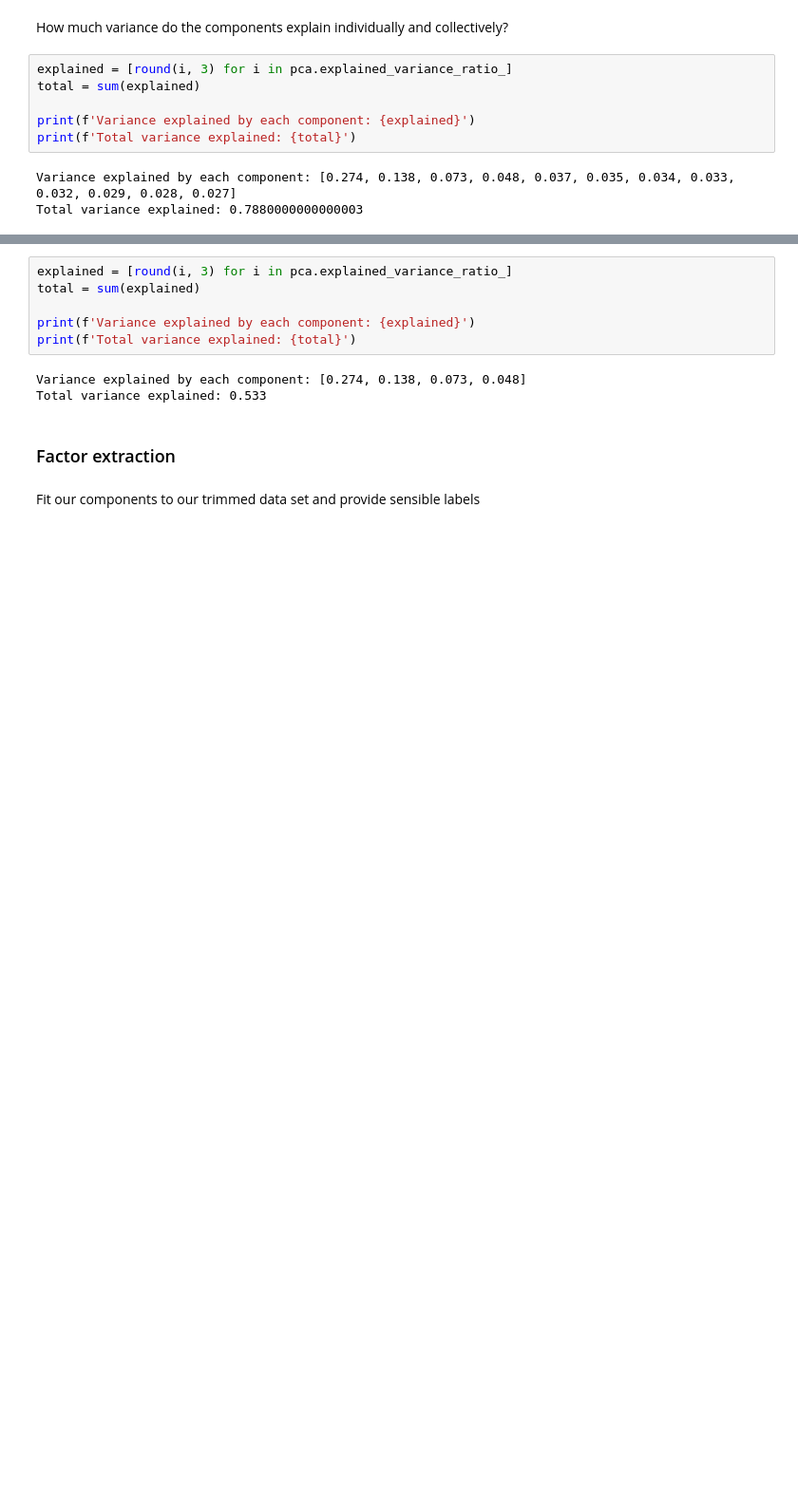
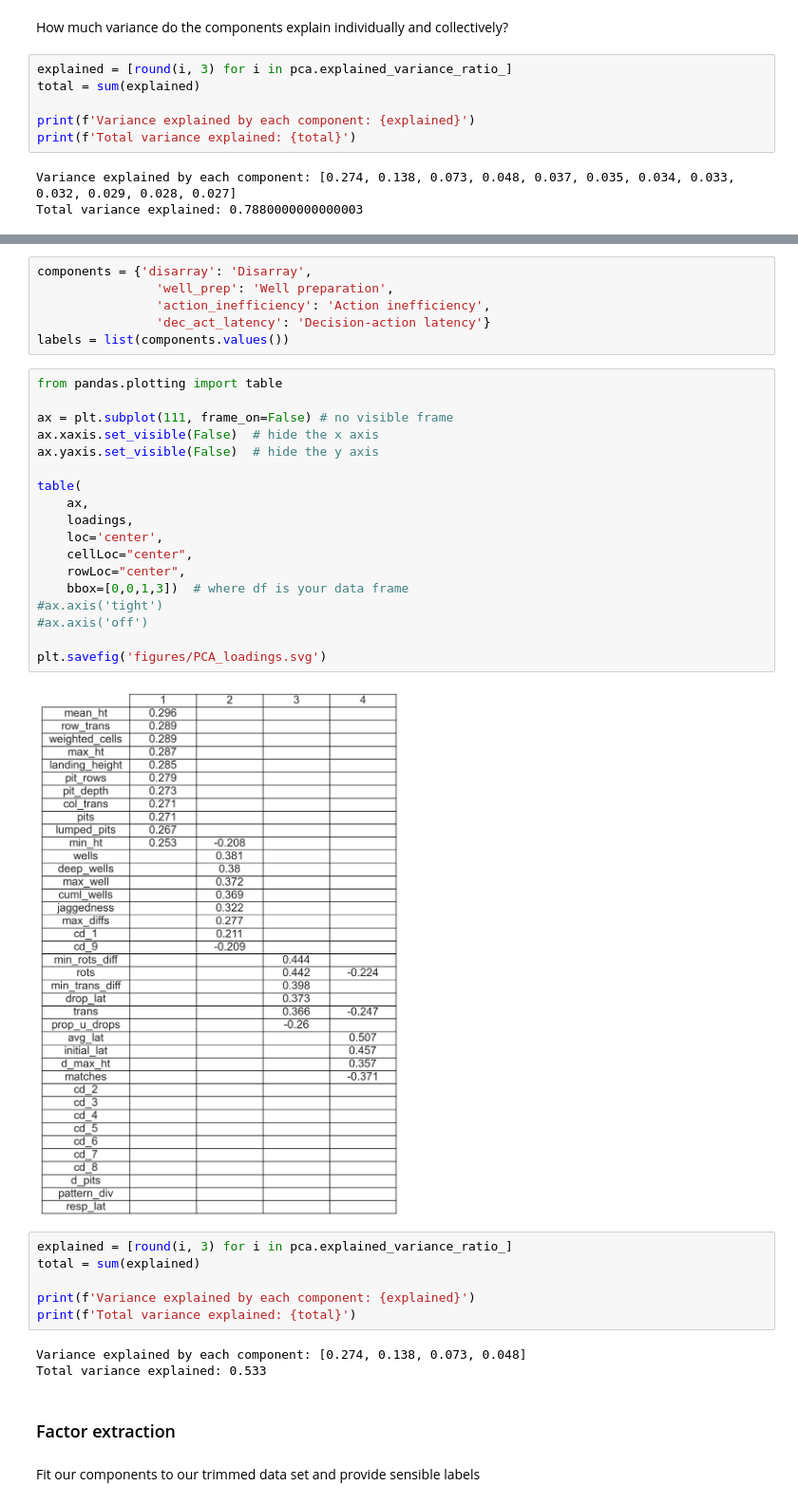
Before and after one commit to ozvar/tetris_osf_exploration, a Jupyter notebook: dim_reduction.ipynb, the cells around one changed output, grey strips where cells are left out. Shown: that part at 95% size. Saved outputs shown, nothing was run; the diff lists cells and outputs as text; blank space fills up the shorter version.

```diff
--- a/dim_reduction.ipynb
+++ b/dim_reduction.ipynb
@@ -330,6 +337,32 @@ loadings, pca = princomp(scaled_eps,
 | d_pits |  |  |  |  |
 | pattern_div |  |  |  |  |
 | resp_lat |  |  |  |  |
+# %%
+components = {'disarray': 'Disarray',
+                'well_prep': 'Well preparation',
+                'action_inefficiency': 'Action inefficiency',
+                'dec_act_latency': 'Decision-action latency'}
+labels = list(components.values())
+# %%
+from pandas.plotting import table
+
+ax = plt.subplot(111, frame_on=False) # no visible frame
+ax.xaxis.set_visible(False)  # hide the x axis
+ax.yaxis.set_visible(False)  # hide the y axis
+
+table(
+    ax,
+    loadings,
+    loc='center',
+    cellLoc="center",
+    rowLoc="center",
+    bbox=[0,0,1,3])  # where df is your data frame
+#ax.axis('tight')
+#ax.axis('off')
+
+plt.savefig('figures/PCA_loadings.svg')
+# %% [output]
+[figure, added]
 # %%
 explained = [round(i, 3) for i in pca.explained_variance_ratio_]
 total = sum(explained)
```
Also changed, not shown: parts of 16 cells of this notebook, 1 other file.
